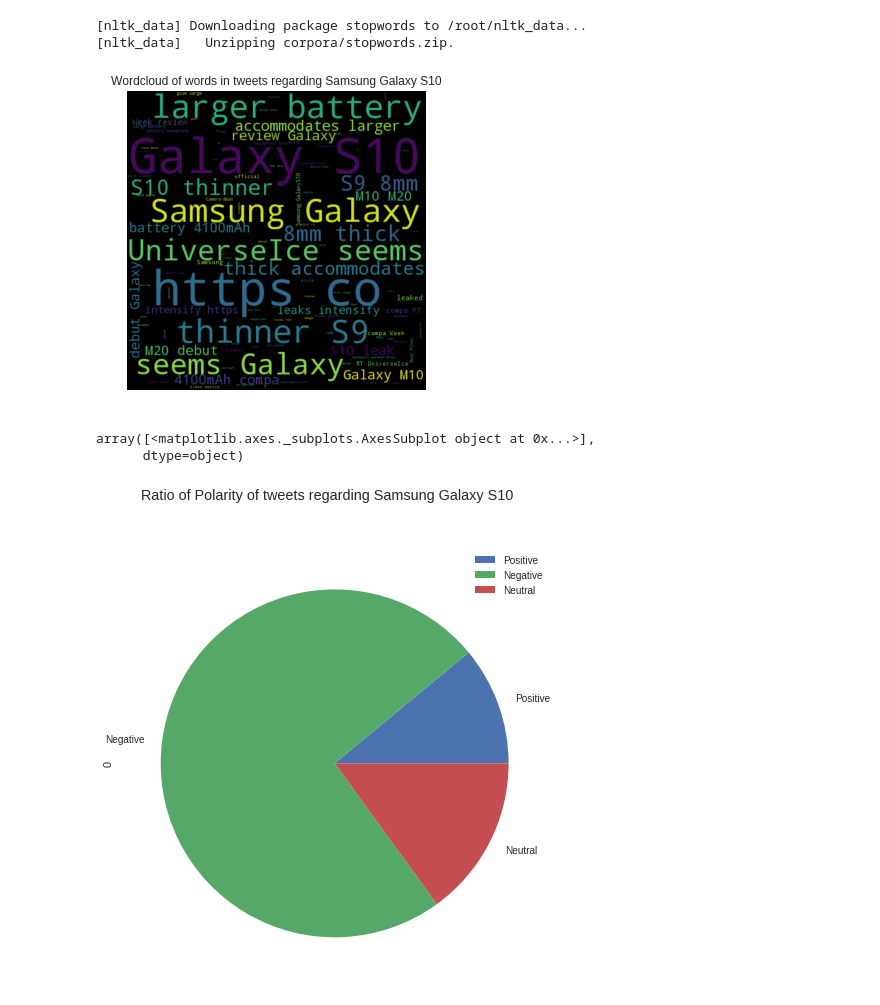
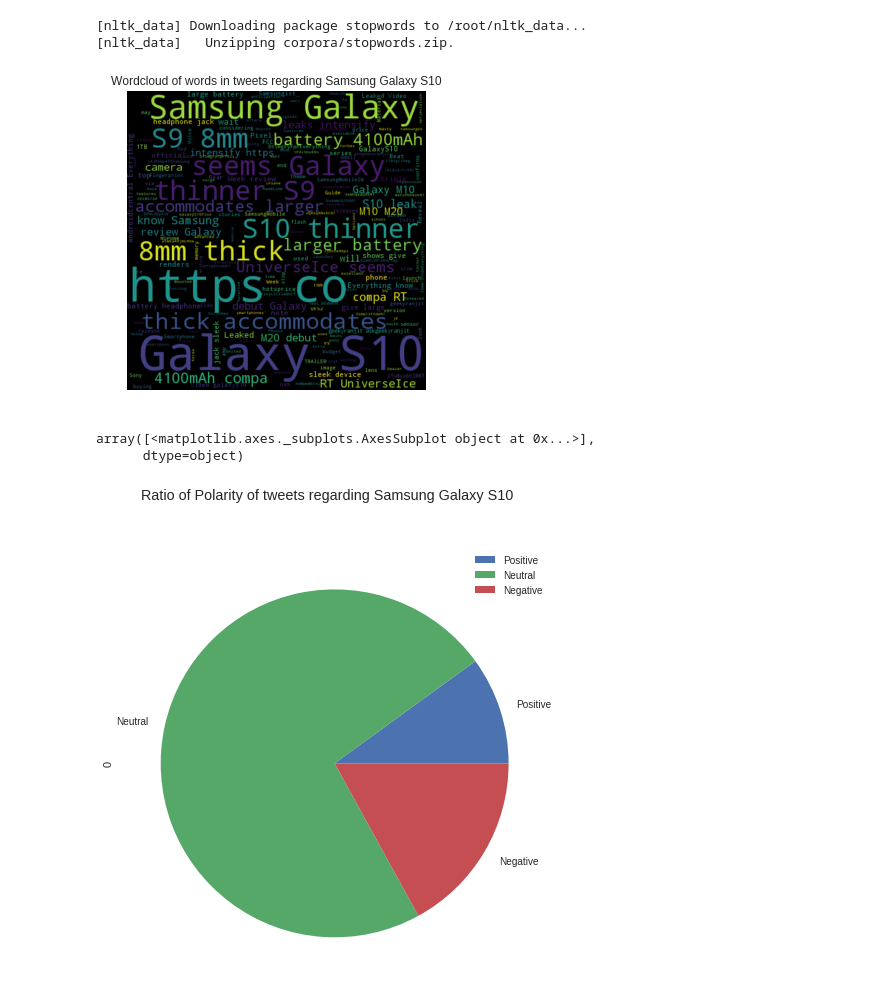
Before and after one commit to dev-SB/twitter-sentiment-analysis, a Jupyter notebook: Twitter_Sentiment_Analysis_Galaxy_S10.ipynb, the cells around one changed output. Saved outputs shown, nothing was run; the diff lists cells and outputs as text; code cells hidden in the pictures.

```diff
--- a/Twitter_Sentiment_Analysis_Galaxy_S10.ipynb
+++ b/Twitter_Sentiment_Analysis_Galaxy_S10.ipynb
@@ -33,10 +33,10 @@ from wordcloud import WordCloud
 import matplotlib.pyplot as plt
 import numpy as np
 # %%
-consumer_key = '7QW57Z2DfuJSO9nsAcAKhD3PE'
-consumer_secret = 'FsVcVHFGDWbwNgfPG3nDYRVtcvtOLji5MipPMjUf8ZarNbjmVB'
-access_token = '1013229198-uRRyCYqS7BplLPucmwMDjqKVvA8xDGlEAflWGaE'
-access_token_secret = '6QKSaWJNAb2CA0Mgj31Ib1kcEciMFaB7roOAegF7orhHG'
+consumer_key = 'RtF3OQ8uxal8szsrvMLprkMLS'
+consumer_secret = 'IhAYrjmh3TW75MIrhlH1GpYsjEh2yM2EXNhg3EgbhZexw6y6R2'
+access_token = '1013229198-vCviIxNhUeGsVlm3F1eDlHOCrYcWawKBrFaDODR'
+access_token_secret = 'kUqy8DlOBKpqxAlAUqxWYMSLERnfBnQCLMgFSC2LpB7dF'
 # %%
 auth=tweepy.OAuthHandler(consumer_key,consumer_secret)
 auth.set_access_token(access_token,access_token_secret)
@@ -91,7 +91,7 @@ plt.margins(x=0,y=0)
 plt.title('Wordcloud of words in tweets regarding Samsung Galaxy S10')
 plt.show()
 # %% [output]
-[figure, old version]
+[figure, new version]
 # %%
 no_of_tweets=[0]*3
 tweet_score=[0]*3
@@ -107,15 +107,15 @@ for index,row in data.iterrows():
   else:
     no_of_tweets[2]+=1
 # %%
-pie_df=pd.DataFrame(no_of_tweets,index=['Positive','Negative','Neutral'])
+pie_df=pd.DataFrame(no_of_tweets,index=['Positive','Neutral','Negative'])
 pie_df.plot(kind='pie',
             subplots=True,
             figsize=(8,8),
             title='Ratio of Polarity of tweets regarding Samsung Galaxy S10')
 # %% [output]
 array([<matplotlib.axes._subplots.AxesSubplot object at 0x...>],
       dtype=object)
-[figure, old version]
+[figure, new version]
 # %%
 y_pos=np.arange(3)
 plt.bar(y_pos,tweet_score,color=['green','red','blue'])
```
Also changed, not shown: parts of 2 cells of this notebook.
